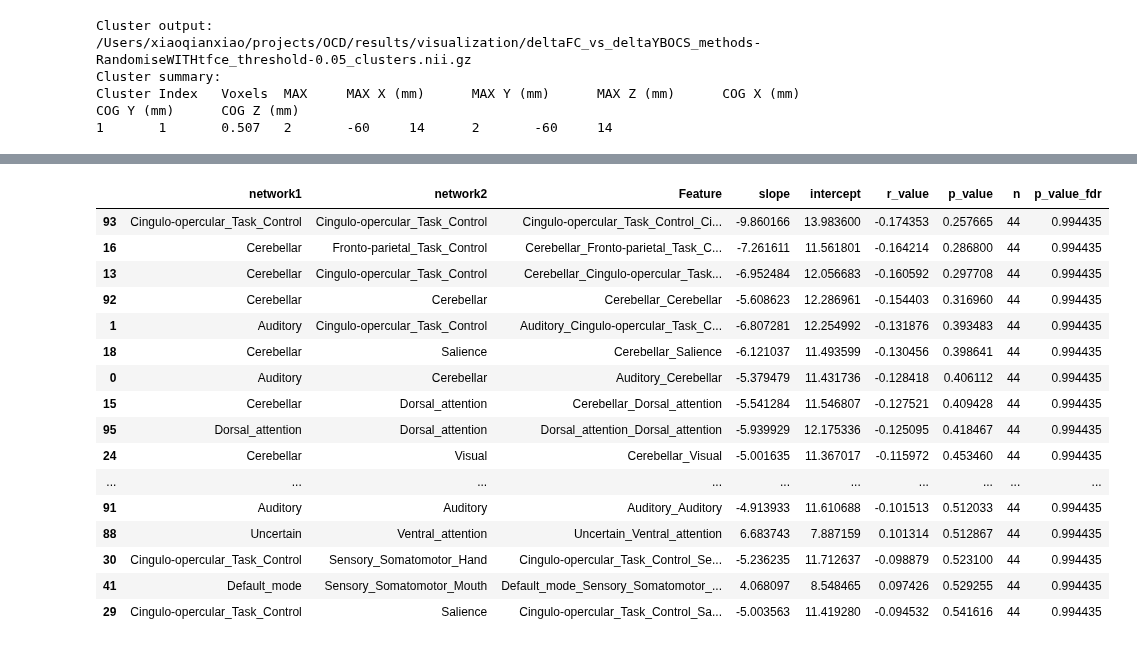
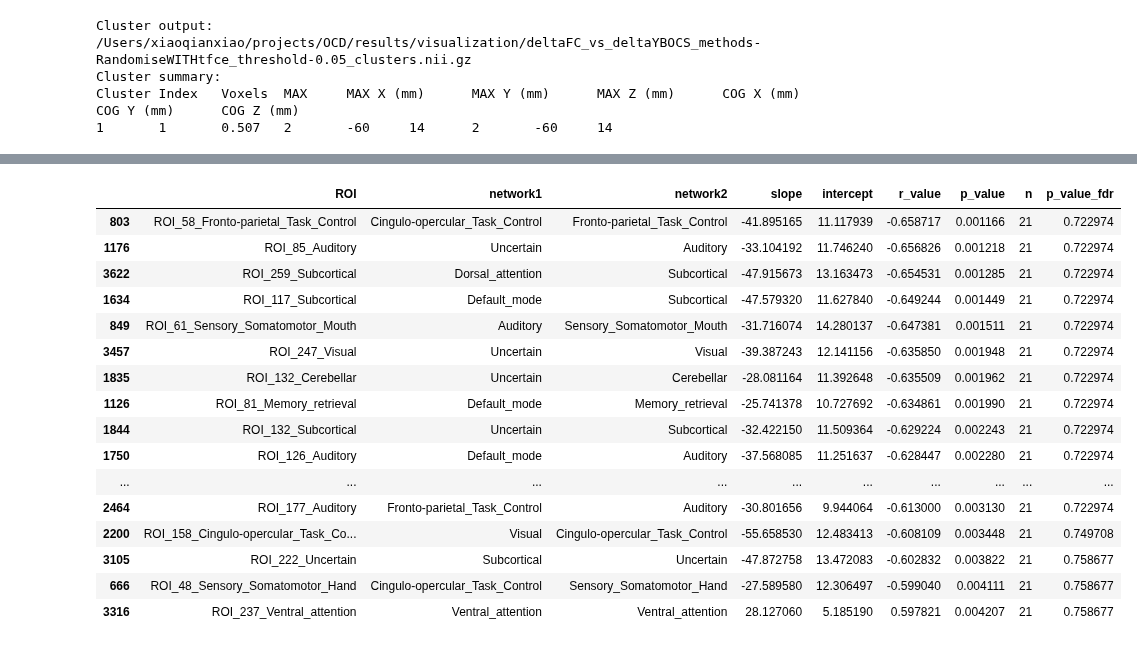
Before and after one commit to XiaoqianXiao/OCD_RO1, a Jupyter notebook: results_visualization.ipynb, the cells around one changed output, grey strips where cells are left out. Cells and saved outputs as stored; diff of their text form; code cells hidden in the pictures.

```diff
--- a/results_visualization.ipynb
+++ b/results_visualization.ipynb
@@ -232,22 +263,22 @@ df_group_diff.sort_values(by='p_value', ascending=True).head(20)
 # %%
-baselineFC_vs_deltaYBOCS_file = os.path.join(NW_dir, 'baselineFC_vs_deltaYBOCS_network_fc.csv')
+baselineFC_vs_deltaYBOCS_file = os.path.join(NW_dir, 'baselineFC_vs_deltaYBOCS_roi_network_fc.csv')
 df_baselineFC_vs_deltaYBOCS = pd.read_csv(baselineFC_vs_deltaYBOCS_file)
 df_baselineFC_vs_deltaYBOCS.sort_values(by='p_value', ascending=True).head(20)
 # %% [output]
-|  | network1 | network2 | Feature | slope | intercept | r_value | p_value | n | p_value_fdr |
-| 93 | Cingulo-opercular_Task_Control | Cingulo-opercular_Task_Control | Cingulo-opercular_Task_Control_Ci... | -9.860166 | 13.983600 | -0.174353 | 0.257665 | 44 | 0.994435 |
-| 16 | Cerebellar | Fronto-parietal_Task_Control | Cerebellar_Fronto-parietal_Task_C... | -7.261611 | 11.561801 | -0.164214 | 0.286800 | 44 | 0.994435 |
-| 13 | Cerebellar | Cingulo-opercular_Task_Control | Cerebellar_Cingulo-opercular_Task... | -6.952484 | 12.056683 | -0.160592 | 0.297708 | 44 | 0.994435 |
-| 92 | Cerebellar | Cerebellar | Cerebellar_Cerebellar | -5.608623 | 12.286961 | -0.154403 | 0.316960 | 44 | 0.994435 |
-| 1 | Auditory | Cingulo-opercular_Task_Control | Auditory_Cingulo-opercular_Task_C... | -6.807281 | 12.254992 | -0.131876 | 0.393483 | 44 | 0.994435 |
-| 18 | Cerebellar | Salience | Cerebellar_Salience | -6.121037 | 11.493599 | -0.130456 | 0.398641 | 44 | 0.994435 |
-| 0 | Auditory | Cerebellar | Auditory_Cerebellar | -5.379479 | 11.431736 | -0.128418 | 0.406112 | 44 | 0.994435 |
-| 15 | Cerebellar | Dorsal_attention | Cerebellar_Dorsal_attention | -5.541284 | 11.546807 | -0.127521 | 0.409428 | 44 | 0.994435 |
-| 95 | Dorsal_attention | Dorsal_attention | Dorsal_attention_Dorsal_attention | -5.939929 | 12.175336 | -0.125095 | 0.418467 | 44 | 0.994435 |
-| 24 | Cerebellar | Visual | Cerebellar_Visual | -5.001635 | 11.367017 | -0.115972 | 0.453460 | 44 | 0.994435 |
+|  | ROI | network1 | network2 | slope | intercept | r_value | p_value | n | p_value_fdr |
+| 803 | ROI_58_Fronto-parietal_Task_Control | Cingulo-opercular_Task_Control | Fronto-parietal_Task_Control | -41.895165 | 11.117939 | -0.658717 | 0.001166 | 21 | 0.722974 |
+| 1176 | ROI_85_Auditory | Uncertain | Auditory | -33.104192 | 11.746240 | -0.656826 | 0.001218 | 21 | 0.722974 |
+| 3622 | ROI_259_Subcortical | Dorsal_attention | Subcortical | -47.915673 | 13.163473 | -0.654531 | 0.001285 | 21 | 0.722974 |
+| 1634 | ROI_117_Subcortical | Default_mode | Subcortical | -47.579320 | 11.627840 | -0.649244 | 0.001449 | 21 | 0.722974 |
+| 849 | ROI_61_Sensory_Somatomotor_Mouth | Auditory | Sensory_Somatomotor_Mouth | -31.716074 | 14.280137 | -0.647381 | 0.001511 | 21 | 0.722974 |
+| 3457 | ROI_247_Visual | Uncertain | Visual | -39.387243 | 12.141156 | -0.635850 | 0.001948 | 21 | 0.722974 |
+| 1835 | ROI_132_Cerebellar | Uncertain | Cerebellar | -28.081164 | 11.392648 | -0.635509 | 0.001962 | 21 | 0.722974 |
+| 1126 | ROI_81_Memory_retrieval | Default_mode | Memory_retrieval | -25.741378 | 10.727692 | -0.634861 | 0.001990 | 21 | 0.722974 |
+| 1844 | ROI_132_Subcortical | Uncertain | Subcortical | -32.422150 | 11.509364 | -0.629224 | 0.002243 | 21 | 0.722974 |
+| 1750 | ROI_126_Auditory | Default_mode | Auditory | -37.568085 | 11.251637 | -0.628447 | 0.002280 | 21 | 0.722974 |
 | ... | ... | ... | ... | ... | ... | ... | ... | ... | ... |
-| 91 | Auditory | Auditory | Auditory_Auditory | -4.913933 | 11.610688 | -0.101513 | 0.512033 | 44 | 0.994435 |
-| 88 | Uncertain | Ventral_attention | Uncertain_Ventral_attention | 6.683743 | 7.887159 | 0.101314 | 0.512867 | 44 | 0.994435 |
-| 30 | Cingulo-opercular_Task_Control | Sensory_Somatomotor_Hand | Cingulo-opercular_Task_Control_Se... | -5.236235 | 11.712637 | -0.098879 | 0.523100 | 44 | 0.994435 |
-| 41 | Default_mode | Sensory_Somatomotor_Mouth | Default_mode_Sensory_Somatomotor_... | 4.068097 | 8.548465 | 0.097426 | 0.529255 | 44 | 0.994435 |
-| 29 | Cingulo-opercular_Task_Control | Salience | Cingulo-opercular_Task_Control_Sa... | -5.003563 | 11.419280 | -0.094532 | 0.541616 | 44 | 0.994435 |
+| 2464 | ROI_177_Auditory | Fronto-parietal_Task_Control | Auditory | -30.801656 | 9.944064 | -0.613000 | 0.003130 | 21 | 0.722974 |
+| 2200 | ROI_158_Cingulo-opercular_Task_Co... | Visual | Cingulo-opercular_Task_Control | -55.658530 | 12.483413 | -0.608109 | 0.003448 | 21 | 0.749708 |
+| 3105 | ROI_222_Uncertain | Subcortical | Uncertain | -47.872758 | 13.472083 | -0.602832 | 0.003822 | 21 | 0.758677 |
+| 666 | ROI_48_Sensory_Somatomotor_Hand | Cingulo-opercular_Task_Control | Sensory_Somatomotor_Hand | -27.589580 | 12.306497 | -0.599040 | 0.004111 | 21 | 0.758677 |
+| 3316 | ROI_237_Ventral_attention | Ventral_attention | Ventral_attention | 28.127060 | 5.185190 | 0.597821 | 0.004207 | 21 | 0.758677 |
```
Also changed, not shown: parts of 25 cells of this notebook, 1 other file.
